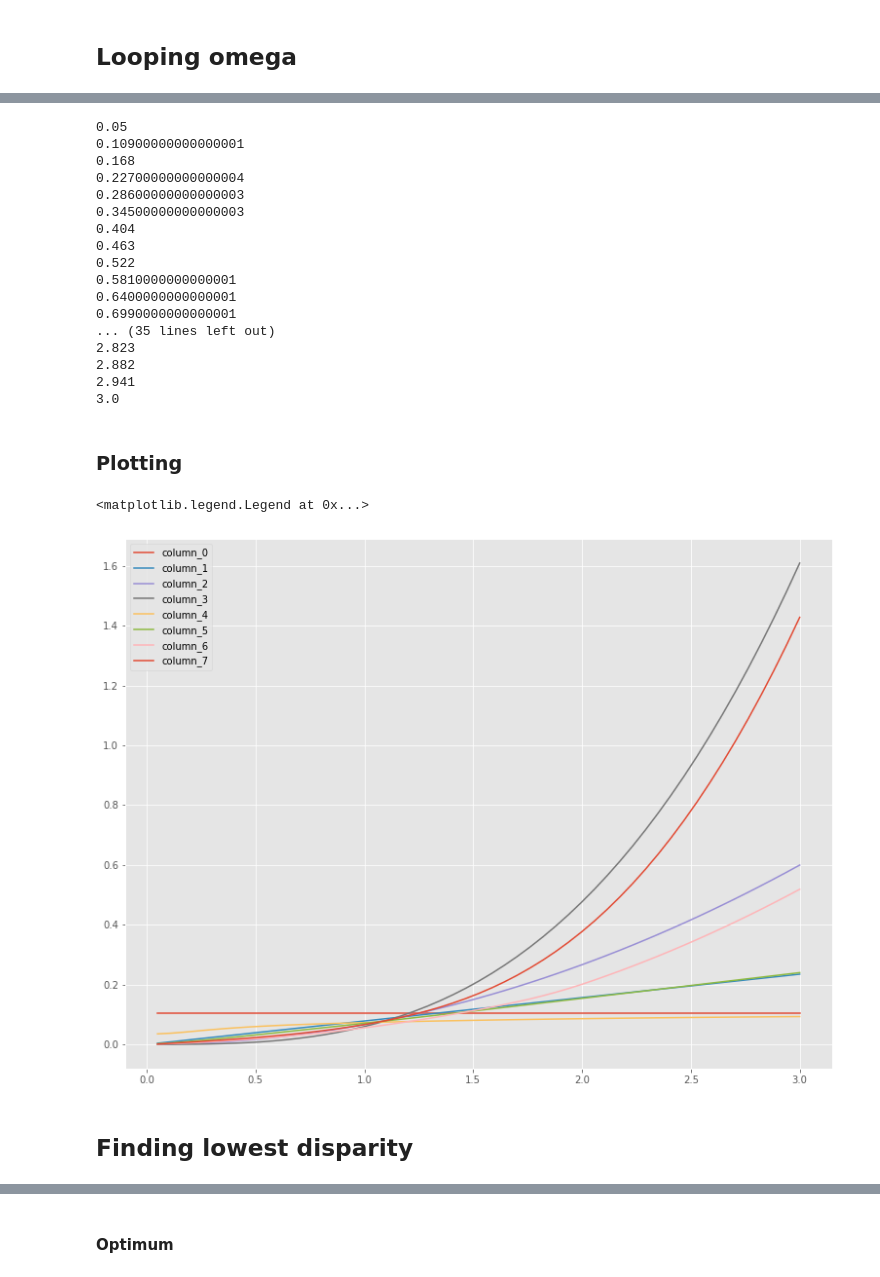
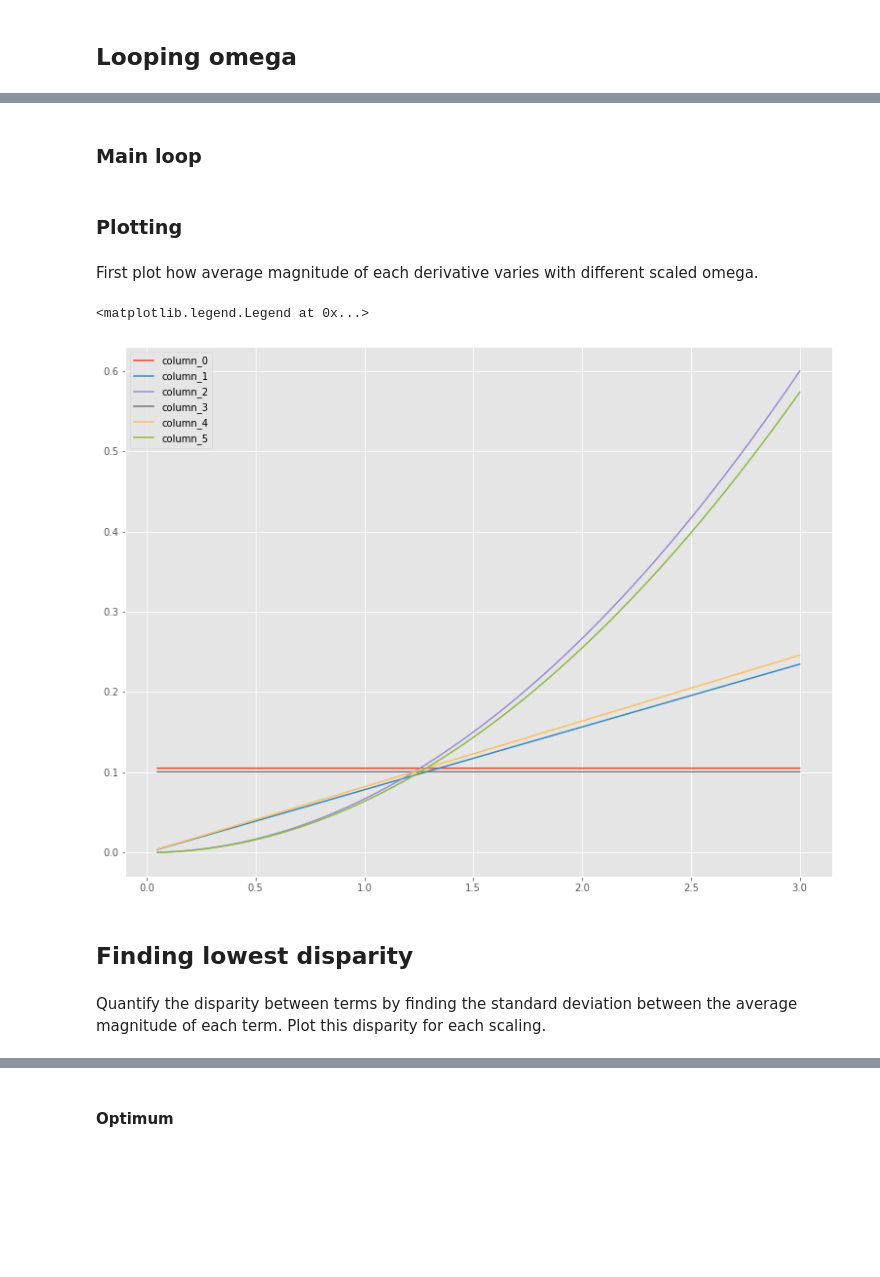
Before and after one commit to AlexB-B/DeePyMoD_torch_AlexVersion, a Jupyter notebook: notebooks/Probing t scaling.ipynb, the cells around one changed output, grey strips where cells are left out. Drawn from its saved outputs; the diff is of its cells as text; code cells hidden in the pictures; blank space fills up the shorter version.

Commit message:
Commented a lot to explain. Also modified to loop t scaling, not original omega during data generation.

```diff
--- a/notebooks/Probing t scaling.ipynb
+++ b/notebooks/Probing t scaling.ipynb
@@ -77,2 +110,3 @@ array([0.07080983, 0.14101265, 0.42964385, 1.07501292, 0.05922379,
 # %%
-omega_values = np.linspace(0.05, 3, 51)
+scaled_omega_values = np.linspace(0.05, 3, 2001)
+time_sf_values = omega/scaled_omega_values
@@ -86,57 +113,37 @@ diff_order = len(eta) + 1
-# %%
-av_derivs = np.empty((0, 2*(diff_order+1)))
-for omega in omega_values:
-    print(omega)
-    input_expr = lambda t: Amp*np.sin(omega*t)/(omega*t)
-    d_input_expr = lambda t: (Amp/t)*(np.cos(omega*t) - np.sin(omega*t)/(omega*t))
-
-    time_array = np.linspace(10**-10, 10*np.pi/omega, 5000).reshape(-1, 1)
-
-    strain_array, stress_array = VE_datagen.calculate_strain_stress(input_type, time_array, input_expr, E, eta, D_input_lambda=d_input_expr)
-
-    # 'normalising'
-    strain_sf = 1/np.max(abs(strain_array))
-    stress_sf = 1/np.max(abs(stress_array))
-    scaled_strain_array = strain_array*strain_sf
-    scaled_stress_array = stress_array*stress_sf
-
-    strain_theta = VE_datagen.num_derivs(scaled_strain_array, time_array, diff_order)
-    stress_theta = VE_datagen.num_derivs(scaled_stress_array, time_array, diff_order)
-
-    theta = np.concatenate((strain_theta, stress_theta), axis=1)
-    av_derivs_single_omega = np.mean(abs(theta[diff_order:-diff_order, :]), axis=0).reshape(1, -1)
-
-    av_derivs = np.concatenate((av_derivs, av_derivs_single_omega), axis=0)
-# %% [output]
-0.05
-0.10900000000000001
-0.168
-0.22700000000000004
-0.28600000000000003
-0.34500000000000003
-0.404
-0.463
-0.522
-0.5810000000000001
-0.6400000000000001
-0.6990000000000001
-... (35 lines left out)
-2.823
-2.882
-2.941
-3.0
+# %% [markdown]
+### Main loop
+# %%
+av_derivs = np.empty((0, 2*(diff_order+1))) # For concatenation
+for time_sf in time_sf_values:
+    # Scale time series differently each time
+    scaled_time_array = time_array*time_sf
+
+    # Recalculate derivatives wrt new time series
+    strain_theta = VE_datagen.num_derivs(scaled_strain_array, scaled_time_array, diff_order)
+    stress_theta = VE_datagen.num_derivs(scaled_stress_array, scaled_time_array, diff_order)
+
+    # Find average magnitude of all derivatives
+    theta = np.concatenate((strain_theta, stress_theta), axis=1)
+    av_derivs_single_sf = np.mean(abs(theta[diff_order:-diff_order, :]), axis=0).reshape(1, -1)
+
+    # Concatenate with series of averages for each scaling so far
+    av_derivs = np.concatenate((av_derivs, av_derivs_single_sf), axis=0)
 # %% [markdown]
 ### Plotting
+# %% [markdown]
+First plot how average magnitude of each derivative varies with different scaled omega.
 # %%
 plt.figure(figsize=(13,10))
 for i in range(av_derivs.shape[1]):
-    plt.plot(omega_values, av_derivs[:, i], label='column_'+str(i))
+    plt.plot(scaled_omega_values, av_derivs[:, i], label='column_'+str(i))
 
 plt.legend()
 # %% [output]
 <matplotlib.legend.Legend at 0x...>
-[figure, old version]
+[figure, new version]
 # %% [markdown]
 ## Finding lowest disparity
+# %% [markdown]
+Quantify the disparity between terms by finding the standard deviation between the average magnitude of each term. Plot this disparity for each scaling.
 # %%
 disparity = np.std(av_derivs, axis=1)
```
Also changed, not shown: parts of 31 cells of this notebook.
